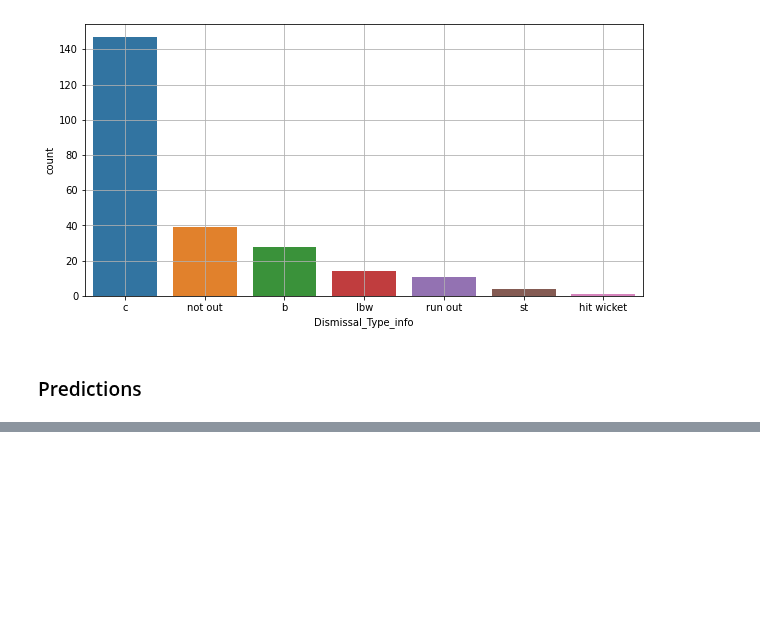
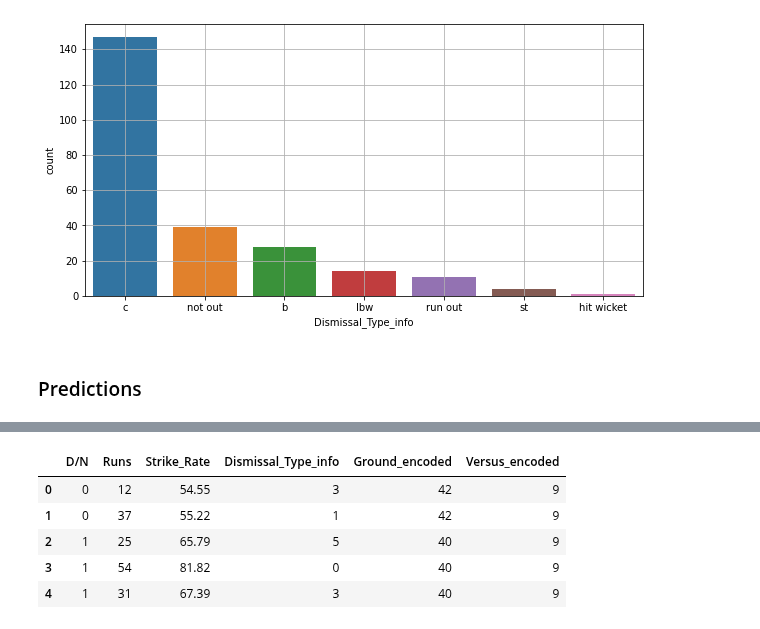
Before and after one commit to SharanDHONI/Virat-Kohli-ODI-Analysis, a Jupyter notebook: ODI Anlaysis.ipynb, the cells around one changed output, grey strips where cells are left out. Drawn from its saved outputs; the diff is of its cells as text; code cells hidden in the pictures; blank space fills up the shorter version.

```diff
--- a/ODI Anlaysis.ipynb
+++ b/ODI Anlaysis.ipynb
@@ -76,6 +79,8 @@ df.describe().transpose()
 df1 = df.copy() ## copying it to another dataframe!
 # %% [markdown]
 ### Dropping Nulls ( as it only indicates that he Did Not Bat that innings )
+# %%
+df1.drop('Country',axis=1,inplace=True) ## Still needs to be worked on
 # %%
 df1.dropna(inplace=True,axis=0)
 # %%
@@ -304,4 +325,6 @@ ml.head()
 # %%
 le = LabelEncoder()
 ml['Ground_encoded'] = le.fit_transform(ml['Ground'])
-ml['']
+ml['Dismissal_Type_info'] = le.fit_transform(ml['Dismissal_Type_info'])
+# %%
+ml['Versus_encoded'] = le.fit_transform(ml['Versus'])
@@ -307,0 +340,11 @@ ml['']
+# %%
+ml.drop(['Match_No','Date','Versus','Ground','Dismissal_Type','Balls_Faced','Progressive_Aggr','Progressive_Avg','Progressive_Strike_Rate','Status'],axis=1,inplace=True)
+# %%
+ml.head()
+# %% [output]
+|  | D/N | Runs | Strike_Rate | Dismissal_Type_info | Ground_encoded | Versus_encoded |
+| 0 | 0 | 12 | 54.55 | 3 | 42 | 9 |
+| 1 | 0 | 37 | 55.22 | 1 | 42 | 9 |
+| 2 | 1 | 25 | 65.79 | 5 | 40 | 9 |
+| 3 | 1 | 54 | 81.82 | 0 | 40 | 9 |
+| 4 | 1 | 31 | 67.39 | 3 | 40 | 9 |
```
Also changed, not shown: parts of 6 cells of this notebook.
